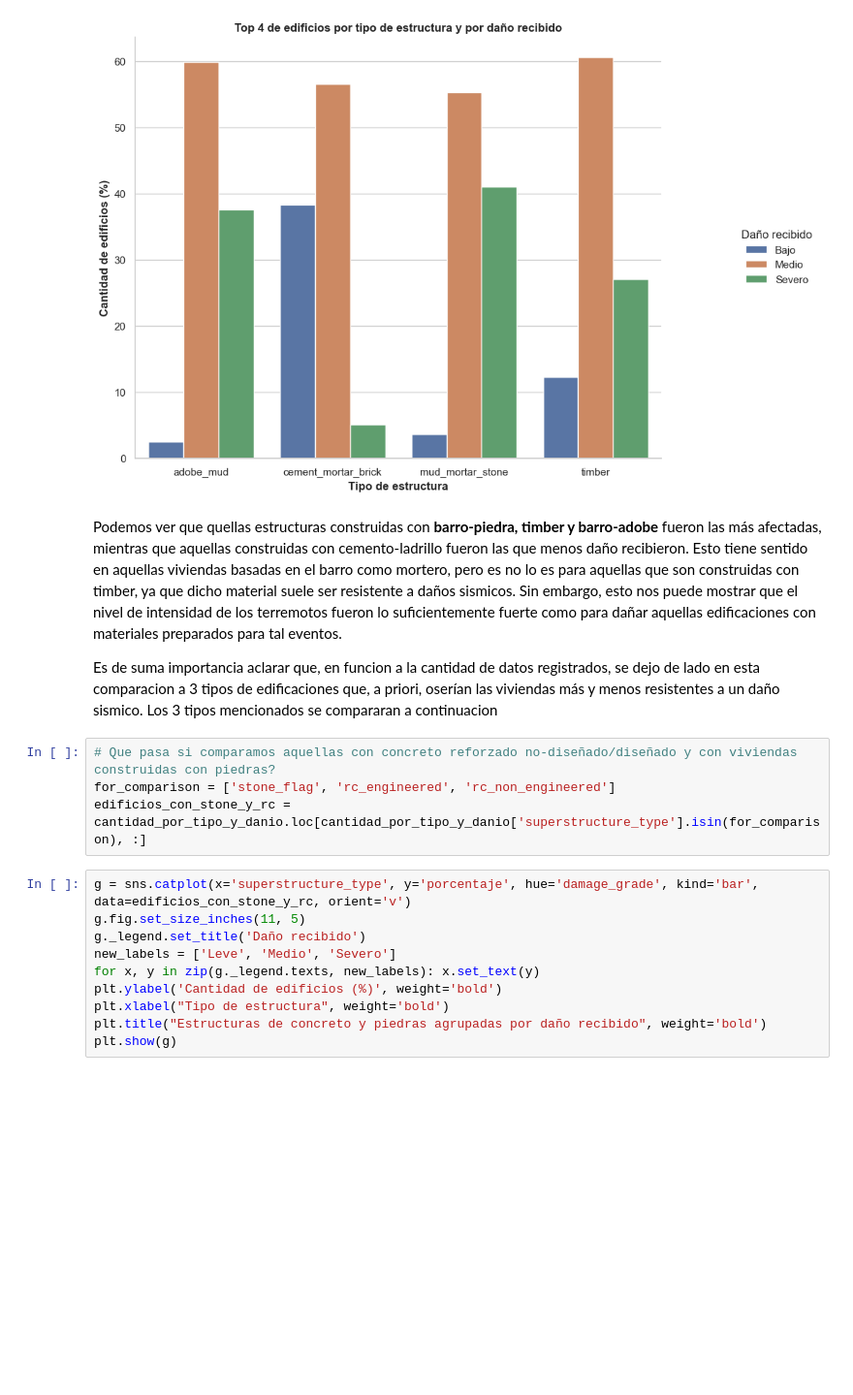
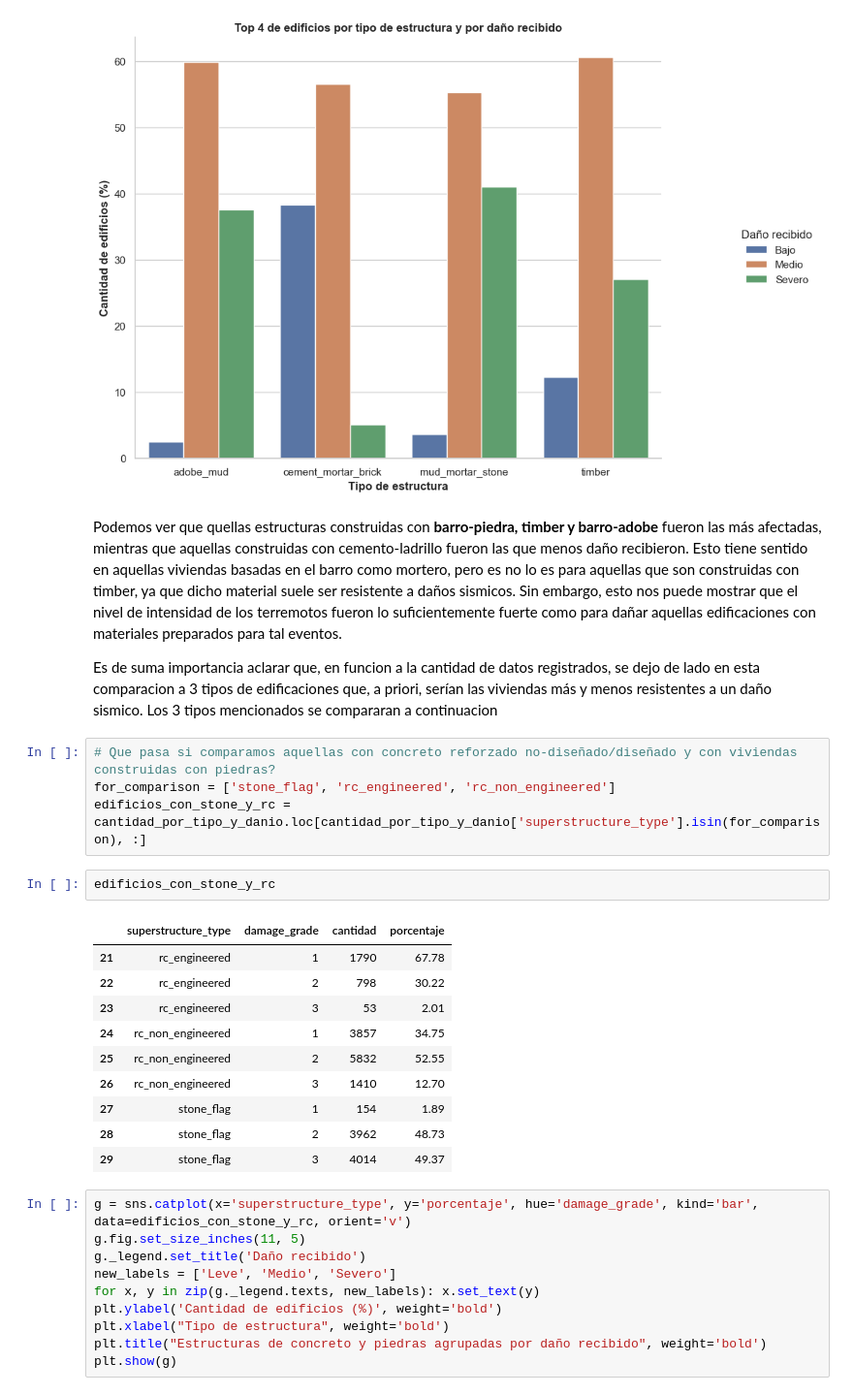
Before and after one commit to FacuMastri/richters-predictor-earthquake, a Jupyter notebook: 1-analisis-exploratorio.ipynb, the cells around one changed output. Shown at 97% size. Drawn from its saved outputs; the diff is of its cells as text; blank space fills up the shorter version.

```diff
--- a/1-analisis-exploratorio.ipynb
+++ b/1-analisis-exploratorio.ipynb
@@ -336,11 +327,24 @@ plt.show(g)
 # %% [markdown]
 Podemos ver que quellas estructuras construidas con **barro-piedra, timber y barro-adobe** fueron las más afectadas, mientras que aquellas construidas con cemento-ladrillo fueron las que menos daño recibieron. Esto tiene sentido en aquellas viviendas basadas en el barro como mortero, pero es no lo es para aquellas que son construidas con timber, ya que dicho material suele ser resistente a daños sismicos. Sin embargo, esto nos puede mostrar que el nivel de intensidad de los terremotos fueron lo suficientemente fuerte como para dañar aquellas edificaciones con materiales preparados para tal eventos.
 
-Es de suma importancia aclarar que, en funcion a la cantidad de datos registrados, se dejo de lado en esta comparacion a 3 tipos de edificaciones que, a priori, oserían las viviendas más y menos resistentes a un daño sismico. Los 3 tipos mencionados se compararan a continuacion
+Es de suma importancia aclarar que, en funcion a la cantidad de datos registrados, se dejo de lado en esta comparacion a 3 tipos de edificaciones que, a priori, serían las viviendas más y menos resistentes a un daño sismico. Los 3 tipos mencionados se compararan a continuacion
 # %%
 # Que pasa si comparamos aquellas con concreto reforzado no-diseñado/diseñado y con viviendas construidas con piedras?
 for_comparison = ['stone_flag', 'rc_engineered', 'rc_non_engineered']
 edificios_con_stone_y_rc = cantidad_por_tipo_y_danio.loc[cantidad_por_tipo_y_danio['superstructure_type'].isin(for_comparison), :]
+# %%
+edificios_con_stone_y_rc
+# %% [output]
+|  | superstructure_type | damage_grade | cantidad | porcentaje |
+| 21 | rc_engineered | 1 | 1790 | 67.78 |
+| 22 | rc_engineered | 2 | 798 | 30.22 |
+| 23 | rc_engineered | 3 | 53 | 2.01 |
+| 24 | rc_non_engineered | 1 | 3857 | 34.75 |
+| 25 | rc_non_engineered | 2 | 5832 | 52.55 |
+| 26 | rc_non_engineered | 3 | 1410 | 12.70 |
+| 27 | stone_flag | 1 | 154 | 1.89 |
+| 28 | stone_flag | 2 | 3962 | 48.73 |
+| 29 | stone_flag | 3 | 4014 | 49.37 |
 # %%
 g = sns.catplot(x='superstructure_type', y='porcentaje', hue='damage_grade', kind='bar', data=edificios_con_stone_y_rc, orient='v')
 g.fig.set_size_inches(11, 5)
```
Also changed, not shown: parts of 18 cells of this notebook.
